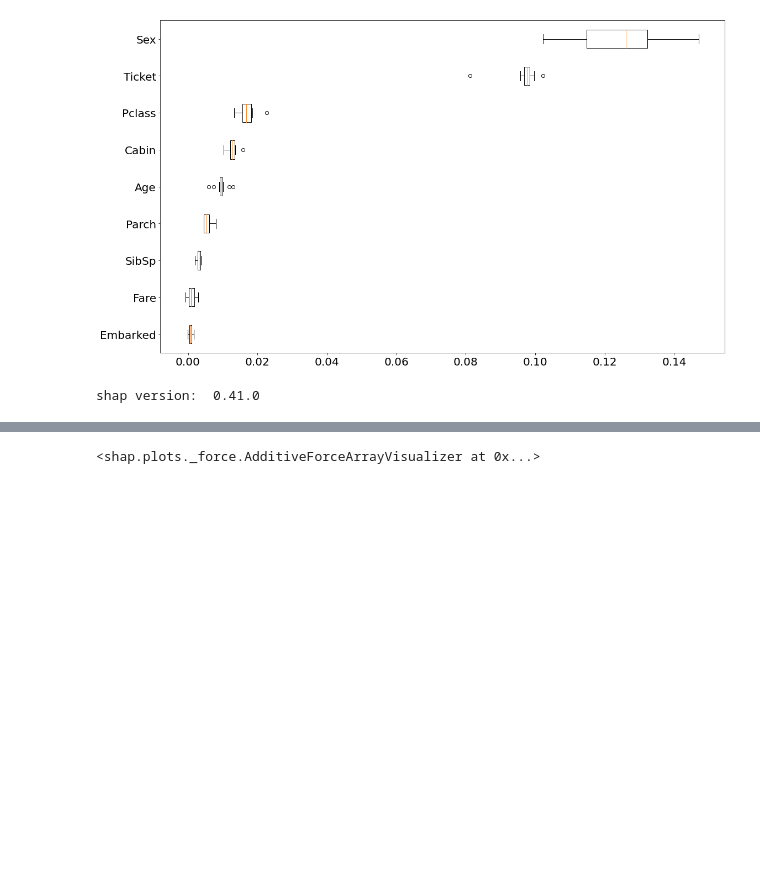
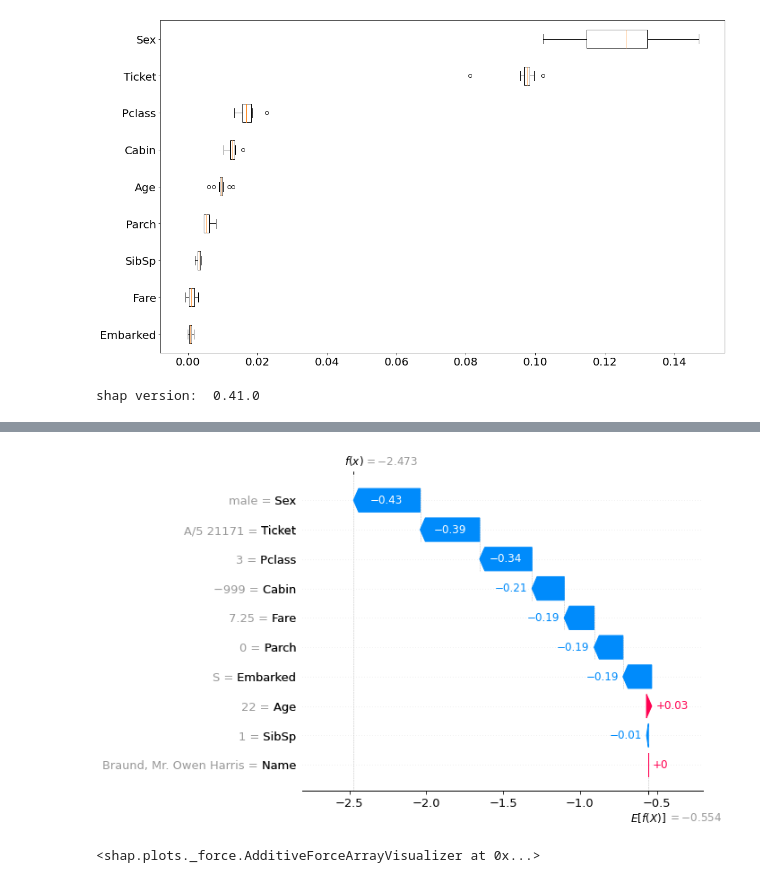
Before and after one commit to TomPham97/Kaggle-machine-learning, a Jupyter notebook: Titanic-competition/2022-09-17-catboost-shap-titanic.ipynb, the cells around one changed output, grey strips where cells are left out. Cells and saved outputs as stored; diff of their text form; code cells hidden in the pictures; blank space fills up the shorter version.

Commit message:
shap waterfall plot

```diff
--- a/Titanic-competition/2022-09-17-catboost-shap-titanic.ipynb
+++ b/Titanic-competition/2022-09-17-catboost-shap-titanic.ipynb
@@ -175,6 +175,13 @@ shap.initjs()
 %%capture
 explainer = shap.KernelExplainer(cat.predict_proba, shap.sample(X), link = "identity")
 shap_values = explainer.shap_values(X, nsamples = 10)
+# %%
+explainer = shap.Explainer(cat)
+shap_values = explainer(X)
+# %%
+shap.plots.waterfall(shap_values[0])
+# %% [output]
+[figure, added]
 # %%
 shap.force_plot(base_value = explainer.expected_value[0],
                shap_values = shap_values[1],
```
